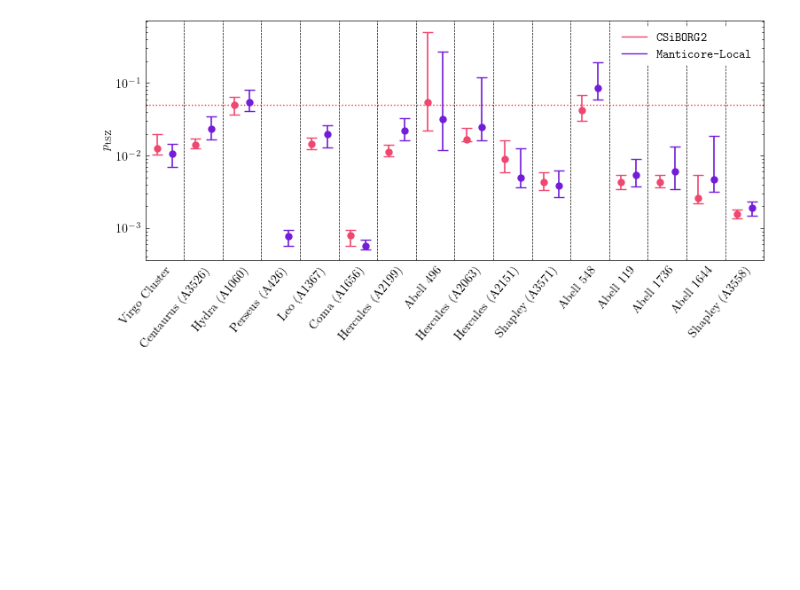
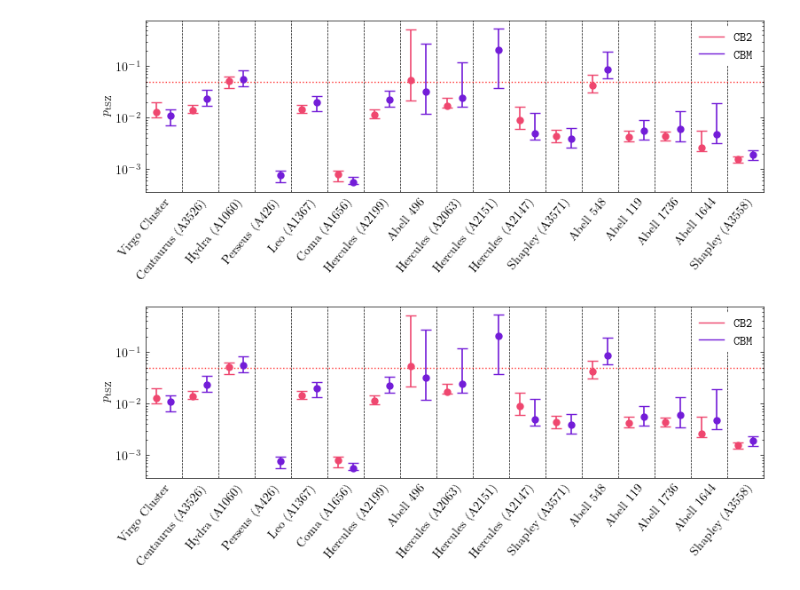
Before and after one commit to Richard-Sti/CMBOlympics, a Jupyter notebook: notebooks/score_individual_objects.ipynb, the cells around one changed output. Saved outputs shown, nothing was run; the diff lists cells and outputs as text; code cells hidden in the pictures; blank space fills up the shorter version.

Commit message:
Update plots

```diff
--- a/notebooks/score_individual_objects.ipynb
+++ b/notebooks/score_individual_objects.ipynb
@@ -67,14 +106,15 @@ array([0.04819334, 0.04337667, 0.04123853, 0.04610856, 0.03285273,
 # %%
 fig, ax = plot_cluster_pvalue_percentiles(
     cfg, [matches_cb2, matches_manti], obs_clusters,
-    suite_labels=[r"\texttt{CSiBORG2}", r"\texttt{Manticore-Local}"],
+    suite_labels=[r"\texttt{CB2}", r"\texttt{CBM}"],
     suite_colors=COLORS[1:],
-    exclude_prefixes=["Norma", "Shapley (A3562)", "Hercules (A2147)"]
+    exclude_prefixes=["Norma", "Shapley (A3562)"]
     )
 fig.savefig("/Users/rstiskalek/Downloads/cluster_pvalue_violins.pdf", dpi=300, bbox_inches="tight")
 
 display(fig)
 # %% [output]
-[figure, old version]
+[figure, new version]
+[figure, added]
 # %%
 fig, ax = plot_pfeifer_vs_tsz(matches_manti)
```
Also changed, not shown: parts of 10 cells of this notebook, 4 other files.
